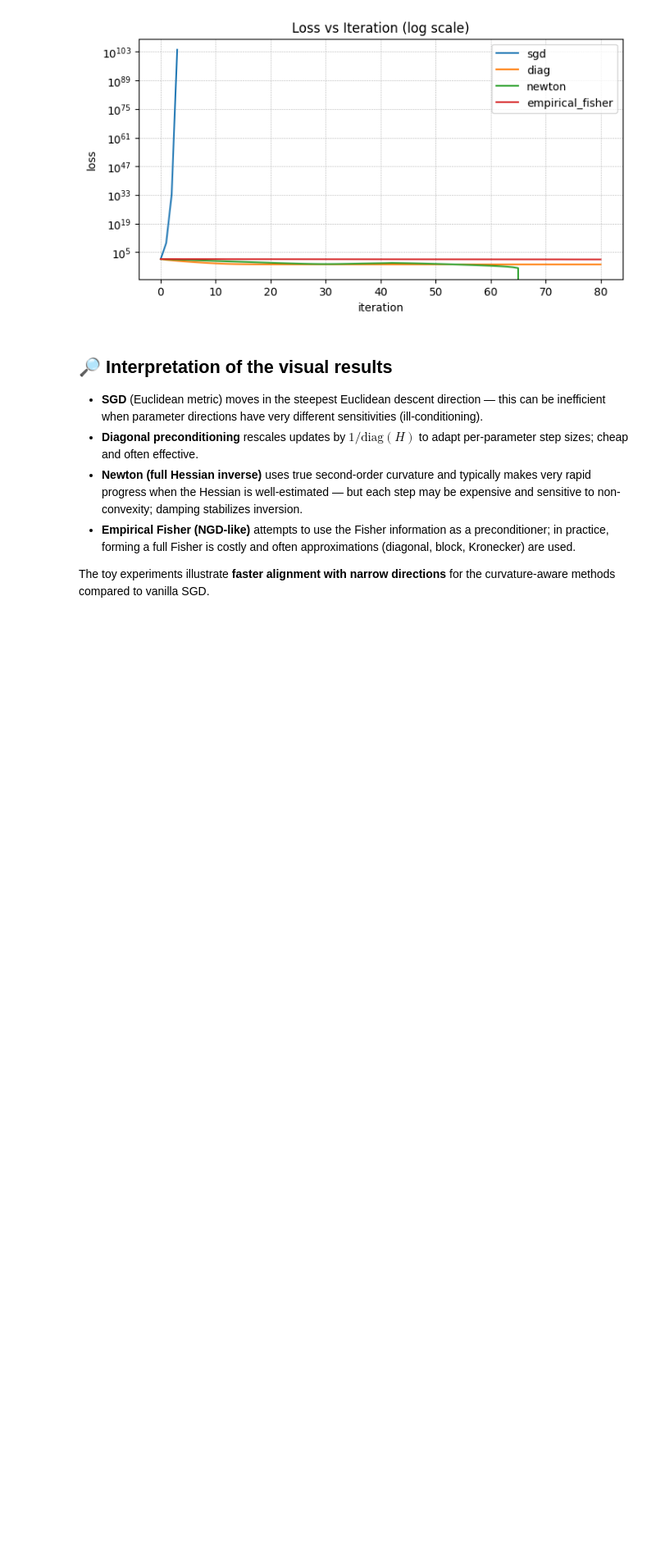
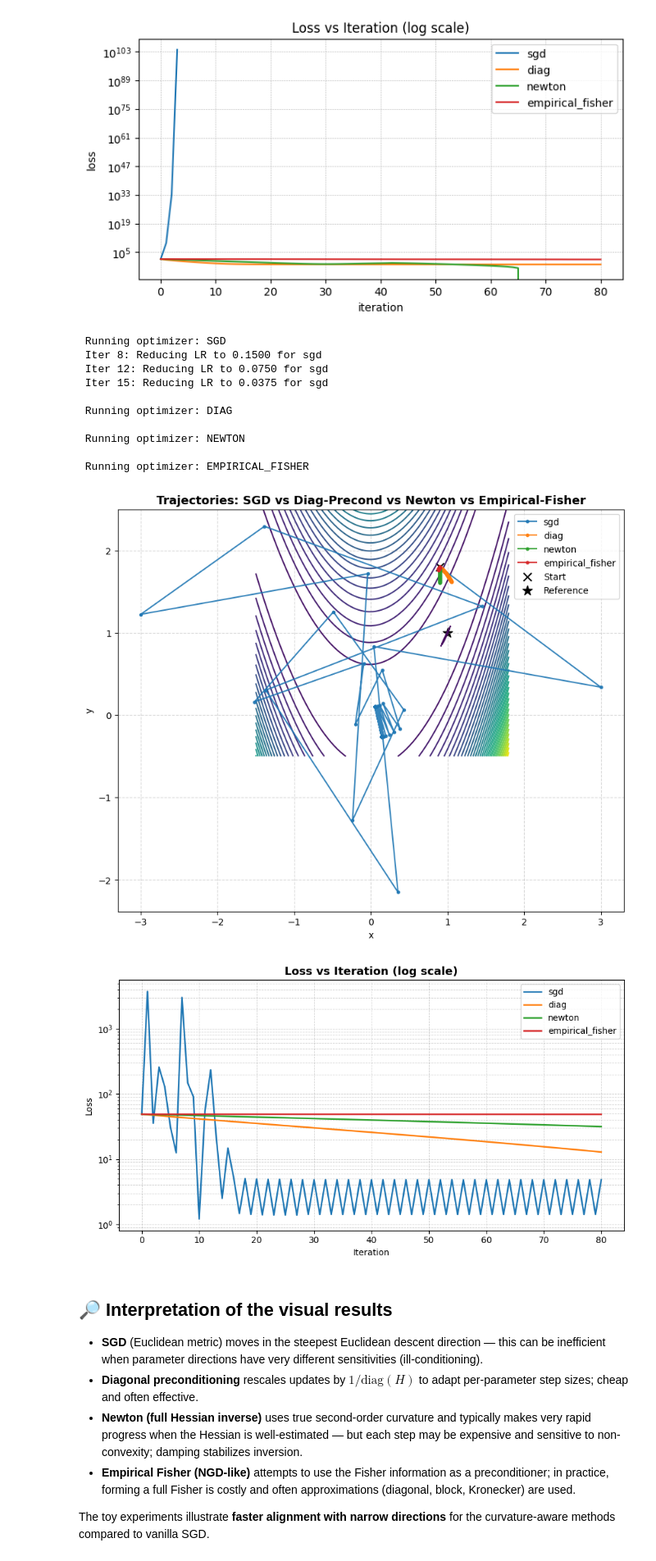
Before and after one commit to AGasthya283/ML-Optimization, a Jupyter notebook: 03_Curvature_Aware_Optimizers-1/1_Natural_Gradient_Descent.ipynb, the cells around one changed output. Shown at 82% size. Cells and saved outputs as stored; diff of their text form; code cells hidden in the pictures; blank space fills up the shorter version.

```diff
--- a/03_Curvature_Aware_Optimizers-1/1_Natural_Gradient_Descent.ipynb
+++ b/03_Curvature_Aware_Optimizers-1/1_Natural_Gradient_Descent.ipynb
@@ -240,3 +423,79 @@ plt.show()
+# %%
+# Run all optimizer variants safely
+start = np.array([0.9, 1.8])
+methods = ['sgd', 'diag', 'newton', 'empirical_fisher']
+
+paths, losses = {}, {}
+
+for m in methods:
+    print(f"\n Running optimizer: {m.upper()}")
+    # Use slightly lower lr to match stable behavior
+    lr_init = 0.3 if m == 'sgd' else 0.05
+    p, l = run_optimizers(start, lr=lr_init, n_iter=80, damp=1e-2, method=m)
+    paths[m], losses[m] = p, l
+
+
+# -------------------------------
+# Trajectory Plot
+# -------------------------------
+plt.figure(figsize=(10, 8))
+
+# Plot the contour landscape
+plt.contour(X, Y, Z, levels=40, cmap='viridis')
+
+# Plot each optimizer's trajectory
+for m, p in paths.items():
+    plt.plot(
+        p[:, 0], p[:, 1],
+        '-o',
+        label=m,
+        markersize=3,
+        alpha=0.9
+    )
+
+# Mark start and reference points
+plt.scatter(start[0], start[1], c='black', marker='x', s=80, label='Start')
+plt.scatter(1, 1, c='k', marker='*', s=120, label='Reference')
+
+plt.title("Trajectories: SGD vs Diag-Precond vs Newton vs Empirical-Fisher", fontsize=13, weight='bold')
+plt.xlabel("x")
+plt.ylabel("y")
+plt.legend()
+plt.grid(True, linestyle='--', alpha=0.5)
+plt.show()
+
+
+# -------------------------------
+# Loss vs Iteration (log scale)
+# -------------------------------
+plt.figure(figsize=(9, 5))
+
+for m, l in losses.items():
+    # Replace inf/nan values safely for log plotting
+    l_clean = np.nan_to_num(l, nan=np.inf, posinf=np.inf)
+    plt.plot(l_clean, label=m, linewidth=1.8)
+
+plt.yscale('log')
+plt.title("Loss vs Iteration (log scale)", fontsize=13, weight='bold')
+plt.xlabel("Iteration")
+plt.ylabel("Loss")
+plt.legend()
+plt.grid(True, which='both', ls='--', lw=0.6, alpha=0.6)
+plt.tight_layout()
+plt.show()
+# %% [output]
+ Running optimizer: SGD
+ Iter 8: Reducing LR to 0.1500 for sgd
+ Iter 12: Reducing LR to 0.0750 for sgd
+ Iter 15: Reducing LR to 0.0375 for sgd
+
+ Running optimizer: DIAG
+
+ Running optimizer: NEWTON
+
+ Running optimizer: EMPIRICAL_FISHER
+[figure, added]
+[figure, added]
 # %% [markdown]
 ## 🔎 Interpretation of the visual results
 
```
Also changed, not shown: parts of 4 cells of this notebook.
